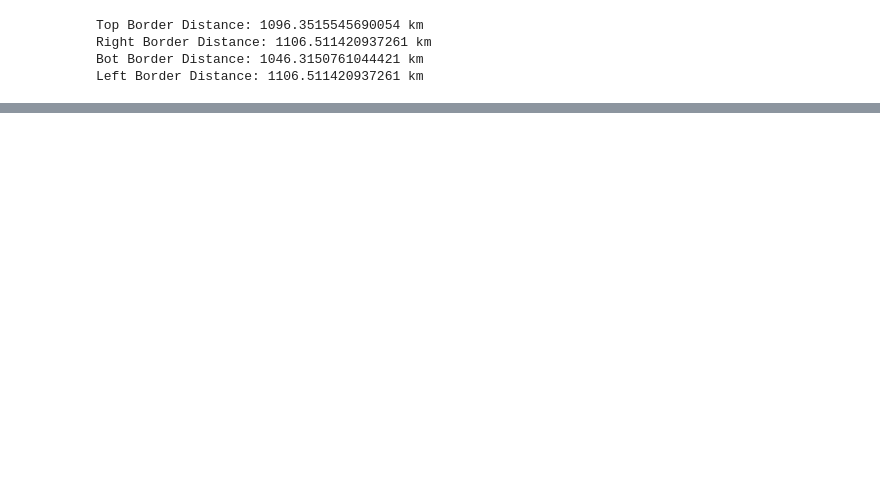
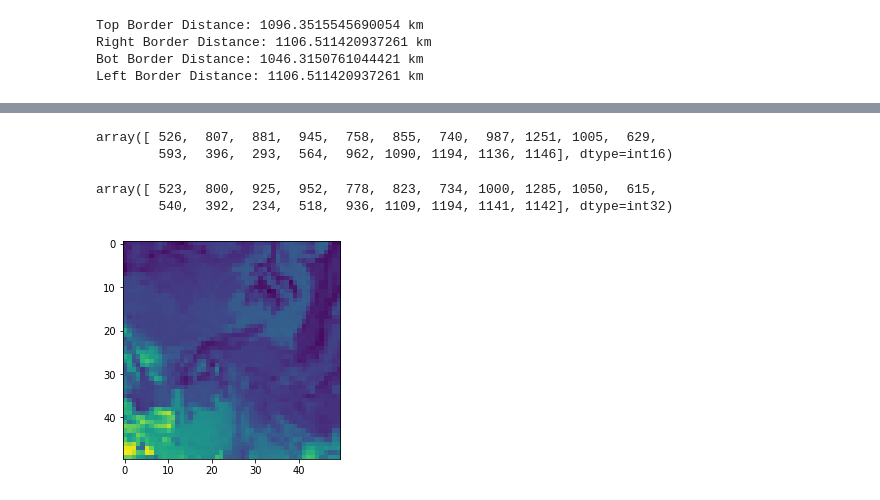
Before and after one commit to ssivak3/Deforestation-Data-Processing, a Jupyter notebook: notebooks/data_aggregation.ipynb, the cells around one changed output, grey strips where cells are left out. Cells and saved outputs as stored; diff of their text form; code cells hidden in the pictures; blank space fills up the shorter version.

```diff
--- a/notebooks/data_aggregation.ipynb
+++ b/notebooks/data_aggregation.ipynb
@@ -259,2 +263,21 @@ def data_to_grid_smaller_updated(arr, arr_spatial_res, grid_spatial_res = 3):
+# %%
+# This is opencv resize
+res[0,:20]
+# %% [output]
+array([ 526,  807,  881,  945,  758,  855,  740,  987, 1251, 1005,  629,
+        593,  396,  293,  564,  962, 1090, 1194, 1136, 1146], dtype=int16)
+# %%
+pillow_res = Image.fromarray(maize_data_seg)
+pillow_res.thumbnail((50, 50))
+pillow_res_array = np.array(pillow_res)
+pillow_res_array[0,:20]
+# %% [output]
+array([ 523,  800,  925,  952,  778,  823,  734, 1000, 1285, 1050,  615,
+        540,  392,  234,  518,  936, 1109, 1194, 1141, 1142], dtype=int32)
+# %%
+plt.imshow(pillow_res_array)
+plt.show()
+# %% [output]
+[figure, added]
 # %%
 plt.figure(figsize = (10, 10))
```
Also changed, not shown: parts of 28 cells of this notebook, 1 other file.
